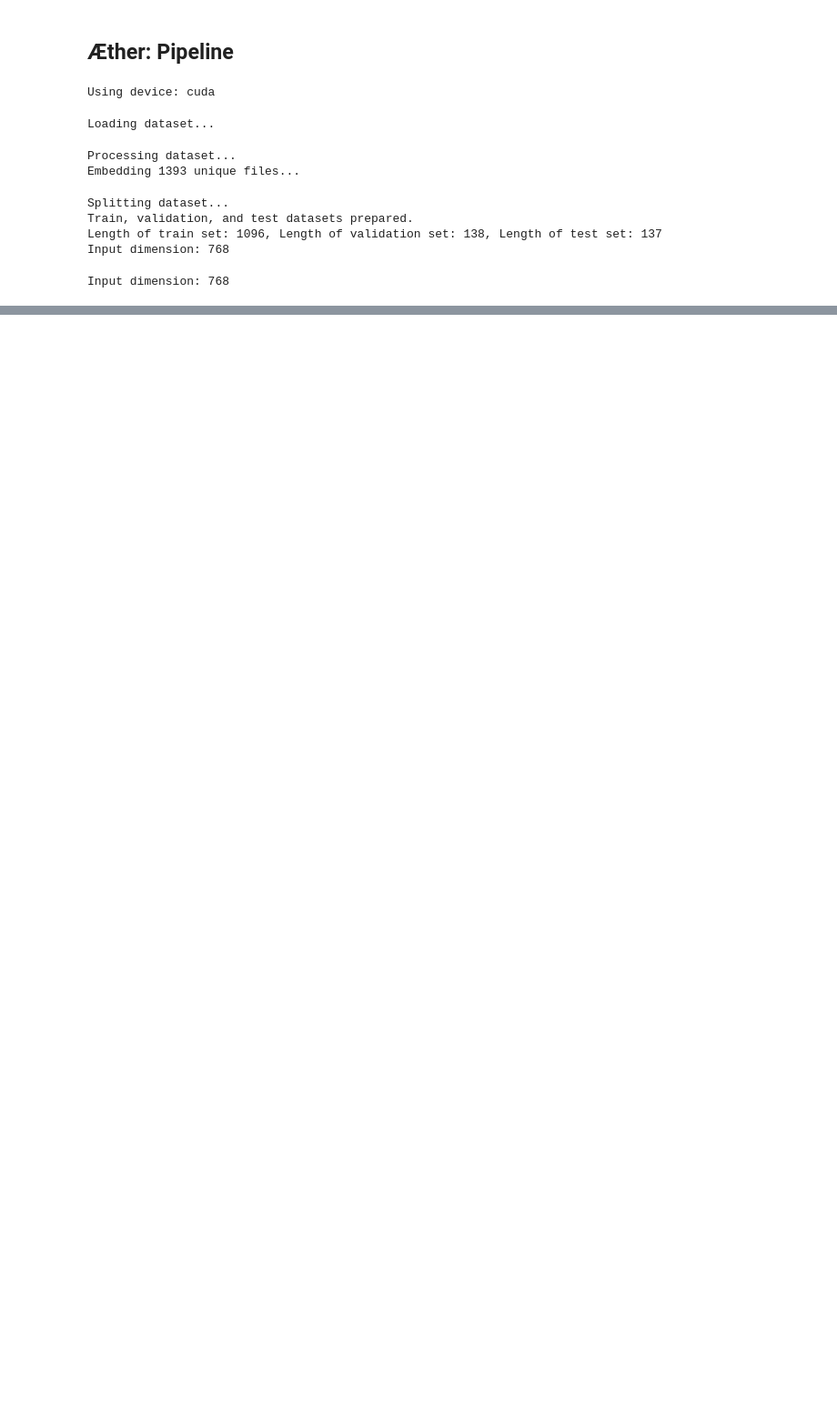
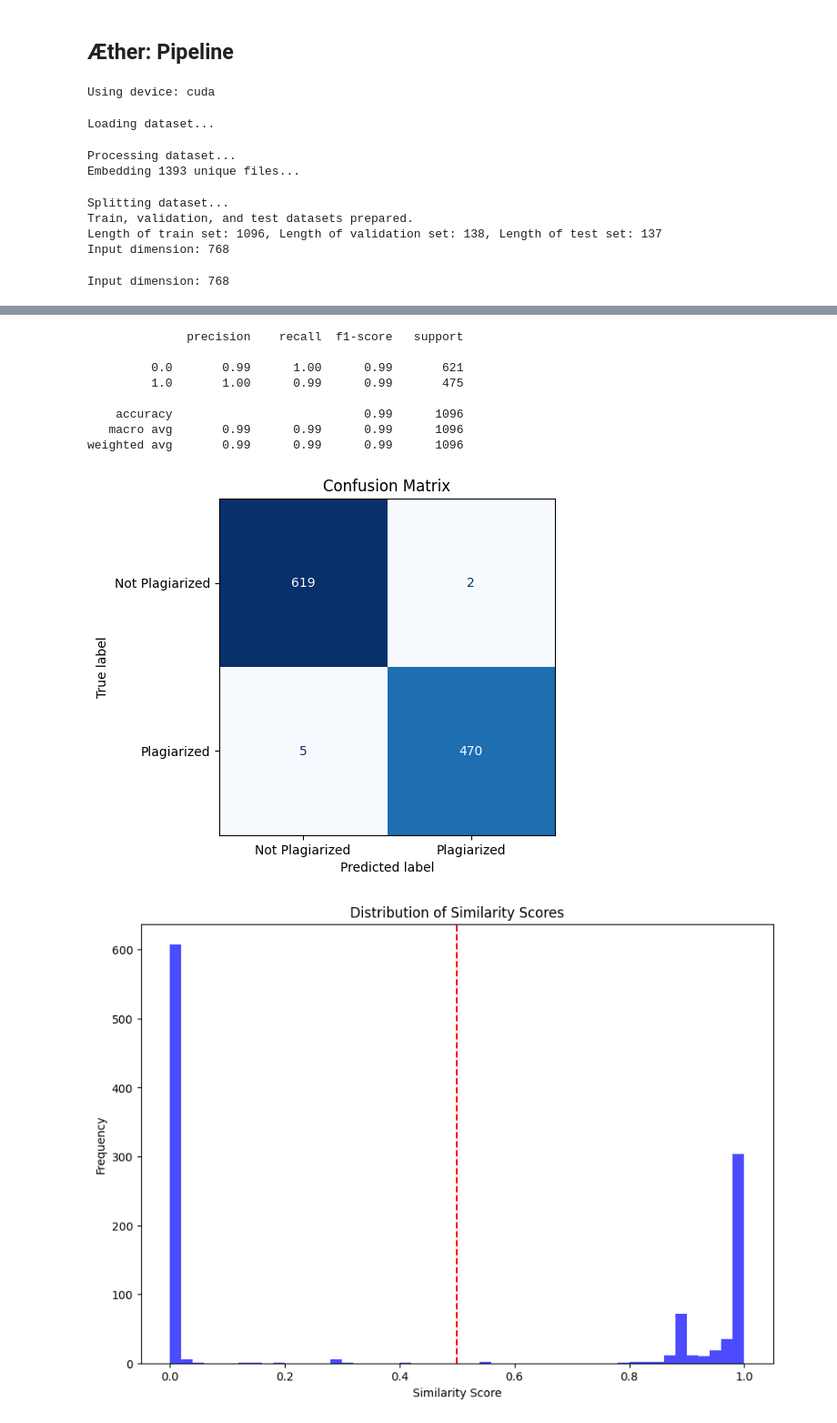
Before and after one commit to salgue441/aether, a Jupyter notebook: research/notebooks/codeberta-small-v1/simple_classifier.ipynb, the cells around one changed output, grey strips where cells are left out. Shown at 91% size. Saved outputs shown, nothing was run; the diff lists cells and outputs as text; code cells hidden in the pictures; blank space fills up the shorter version.

```diff
--- a/research/notebooks/codeberta-small-v1/simple_classifier.ipynb
+++ b/research/notebooks/codeberta-small-v1/simple_classifier.ipynb
@@ -354,0 +355,22 @@ weighted avg       0.84      0.83      0.83       137
+# %%
+model.eval()
+with torch.no_grad():
+    train_X = torch.tensor(X_train).to(device)
+    train_Y = torch.tensor(Y_train).to(device).unsqueeze(1)
+    outputs = model(train_X)
+    train_Y = train_Y.cpu().numpy().flatten()
+    outputs = outputs.cpu().numpy().flatten()
+    df_train = pd.DataFrame({"plagio": train_Y, "similarity": outputs})
+
+evaluate_model(df_train, threshold=0.5)
+# %% [output]
+              precision    recall  f1-score   support
+
+         0.0       0.99      1.00      0.99       621
+         1.0       1.00      0.99      0.99       475
+
+    accuracy                           0.99      1096
+   macro avg       0.99      0.99      0.99      1096
+weighted avg       0.99      0.99      0.99      1096
+[figure, added]
+[figure, added]
```
Also changed, not shown: parts of 4 cells of this notebook.
